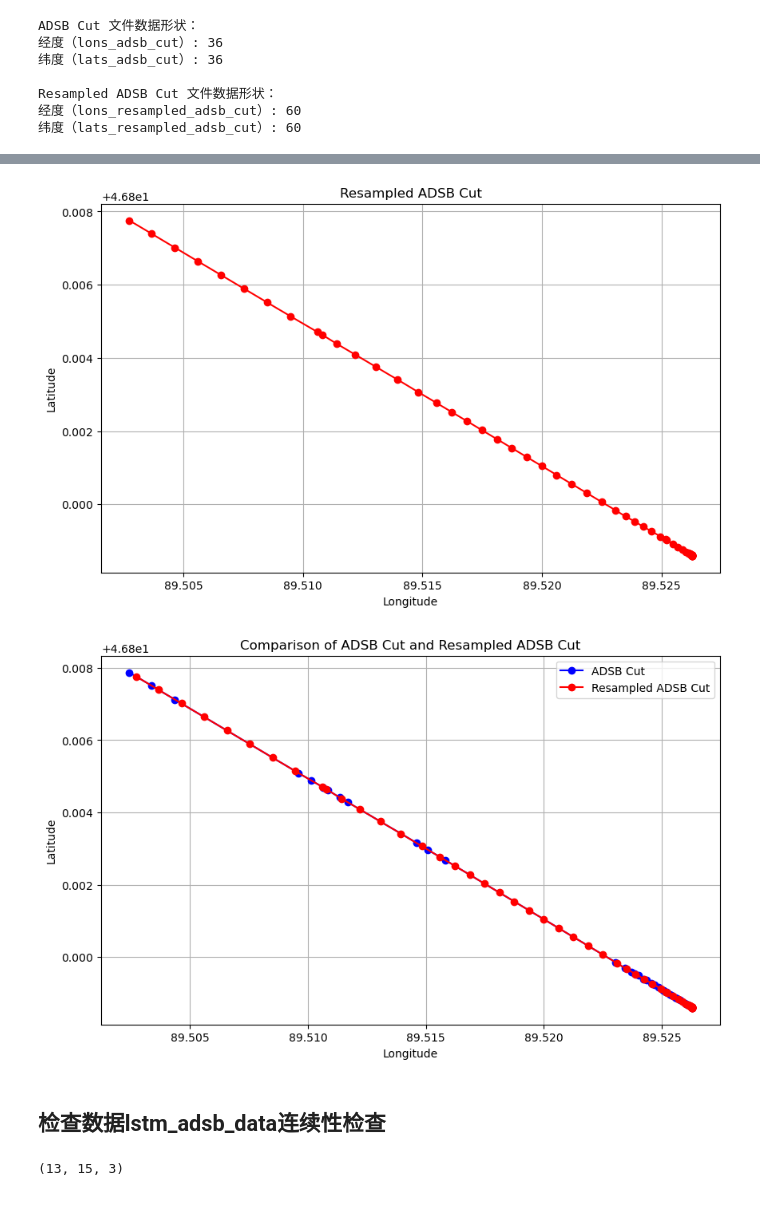
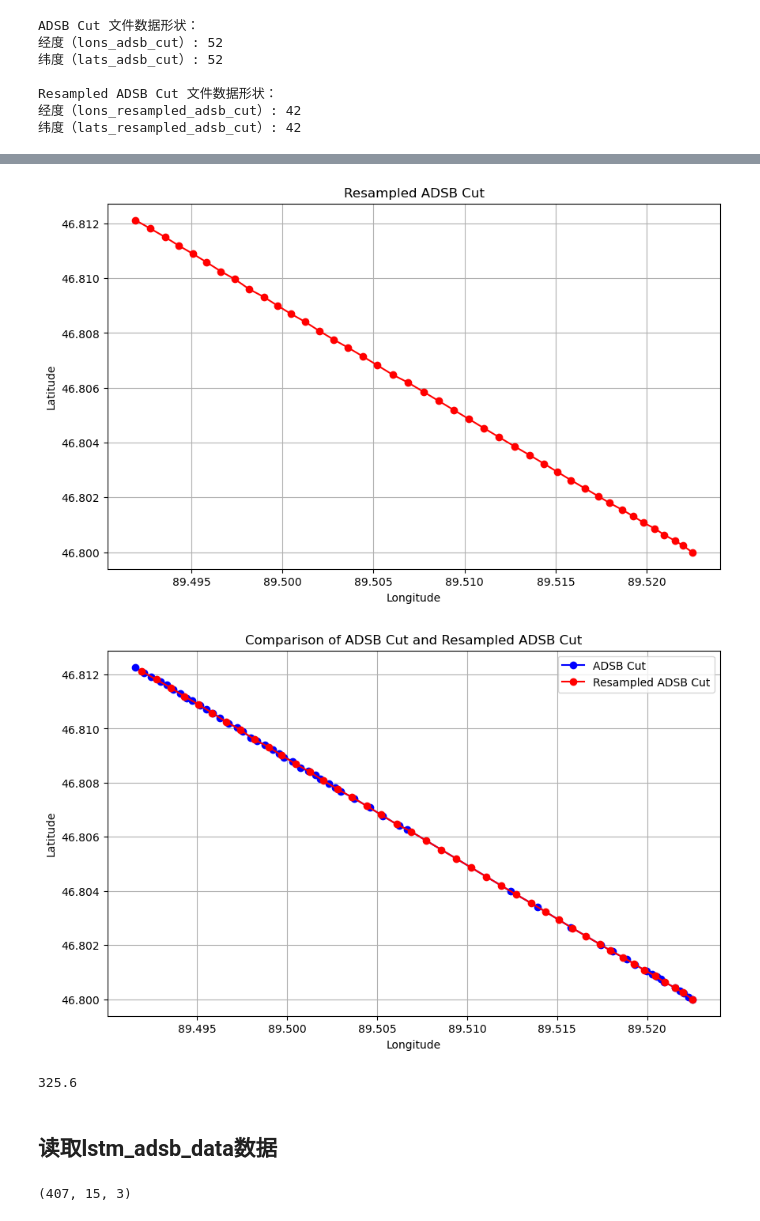
Before and after one commit to Michael-Chao/Data-Conversion, a Jupyter notebook: interpolated_sampled_ADSB/data_visualization.ipynb, the cells around one changed output, grey strips where cells are left out. Drawn from its saved outputs; the diff is of its cells as text; code cells hidden in the pictures.

```diff
--- a/interpolated_sampled_ADSB/data_visualization.ipynb
+++ b/interpolated_sampled_ADSB/data_visualization.ipynb
@@ -19,36 +52,0 @@ adsb_contents = ['20220701_1', '20220701_2', '20220701_3', '20220701_4',
-# %%
-import json
-import matplotlib.pyplot as plt
-
-# 读取ADSB Cut文件的数据
-adsb_cut_data = []
-with open('D:/Project/Convert_Dataset/interpolated_sampled_ADSB/adsb_cut/20220701_1/1.txt', 'r') as f_adsb_cut:
-    data_list = json.load(f_adsb_cut)
-    for entry in data_list:
-        lon = float(entry['LON'])
-        lat = float(entry['LAT'])
-        adsb_cut_data.append((lon, lat))
-
-# 读取Resampled ADSB Cut文件的数据
-resampled_adsb_cut_data = []
-with open('D:/Project/Convert_Dataset/interpolated_sampled_ADSB/resampled_ADSBcut/20220701_1/1.txt', 'r') as f_resampled_adsb_cut:
-    for line in f_resampled_adsb_cut:
-        parts = line.strip().split(',')
-        lon = float(parts[1])
-        lat = float(parts[2])
-        resampled_adsb_cut_data.append((lon, lat))
-
-# 解析数据
-lons_adsb_cut, lats_adsb_cut = zip(*adsb_cut_data)
-lons_resampled_adsb_cut, lats_resampled_adsb_cut = zip(*resampled_adsb_cut_data)
-
-# 绘制对比图
-plt.figure(figsize=(10, 6))
-plt.plot(lons_adsb_cut, lats_adsb_cut, marker='o', linestyle='-', color='b', label='ADSB Cut')
-plt.plot(lons_resampled_adsb_cut, lats_resampled_adsb_cut, marker='o', linestyle='-', color='r', label='Resampled ADSB Cut')
-plt.xlabel('Longitude')
-plt.ylabel('Latitude')
-plt.title('Comparison of ADSB Cut and Resampled ADSB Cut')
-plt.legend()
-plt.grid(True)
-plt.show()
@@ -60,7 +101,7 @@ import matplotlib.pyplot as plt
 
 # 读取ADSB Cut文件的数据
 adsb_cut_data = []
-with open('D:/Project/Convert_Dataset/interpolated_sampled_ADSB/adsb_cut/20220701_2/5.txt', 'r') as f_adsb_cut:
+with open('D:/Project/Convert_Dataset/interpolated_sampled_ADSB/adsb_cut/20220724_4/1.txt', 'r') as f_adsb_cut:
     data_list = json.load(f_adsb_cut)
     for entry in data_list:
         lon = float(entry['LON'])
@@ -69,7 +110,7 @@ with open('D:/Project/Convert_Dataset/interpolated_sampled_ADSB/adsb_cut/2022070
 
 # 读取Resampled ADSB Cut文件的数据
 resampled_adsb_cut_data = []
-with open('D:/Project/Convert_Dataset/interpolated_sampled_ADSB/resampled_ADSBcut/20220701_2/3.txt', 'r') as f_resampled_adsb_cut:
+with open('D:/Project/Convert_Dataset/interpolated_sampled_ADSB/resampled_ADSBcut/20220724_4/1.txt', 'r') as f_resampled_adsb_cut:
     for line in f_resampled_adsb_cut:
         parts = line.strip().split(',')
         lon = float(parts[1])
@@ -120,9 +161,9 @@ plt.grid(True)
 plt.show()
 # %% [output]
 ADSB Cut 文件数据形状：
-经度（lons_adsb_cut）: 36
-纬度（lats_adsb_cut）: 36
+经度（lons_adsb_cut）: 52
+纬度（lats_adsb_cut）: 52
 
 Resampled ADSB Cut 文件数据形状：
-经度（lons_resampled_adsb_cut）: 60
-纬度（lats_resampled_adsb_cut）: 60
+经度（lons_resampled_adsb_cut）: 42
+纬度（lats_resampled_adsb_cut）: 42
@@ -130,19 +171,23 @@ Resampled ADSB Cut 文件数据形状：
-[figure, old version]
+[figure, new version]
-[figure, old version]
+[figure, new version]
-# %% [markdown]
-## 检查数据lstm_adsb_data连续性检查
+# %%
+407*0.8
+# %% [output]
+325.6
+# %% [markdown]
+## 读取lstm_adsb_data数据
 # %%
 import numpy as np
 
 # 设置文件路径
-file_path = r'D:\Project\Convert_Dataset\interpolated_sampled_ADSB\lstm_adsb_data\20220701_2\2.npy'
+file_path = r'D:\Project\Convert_Dataset\interpolated_sampled_ADSB\train\1.npy'
 
 # 读取.npy文件中的数据
 data = np.load(file_path)
+
+data.shape
+# %% [output]
+(407, 15, 3)
-# %%
-data.shape
-# %% [output]
-(13, 15, 3)
 # %%
 print(data[-1])
 # %% [output]
```
Also changed, not shown: parts of 15 cells of this notebook, 9 other files.
